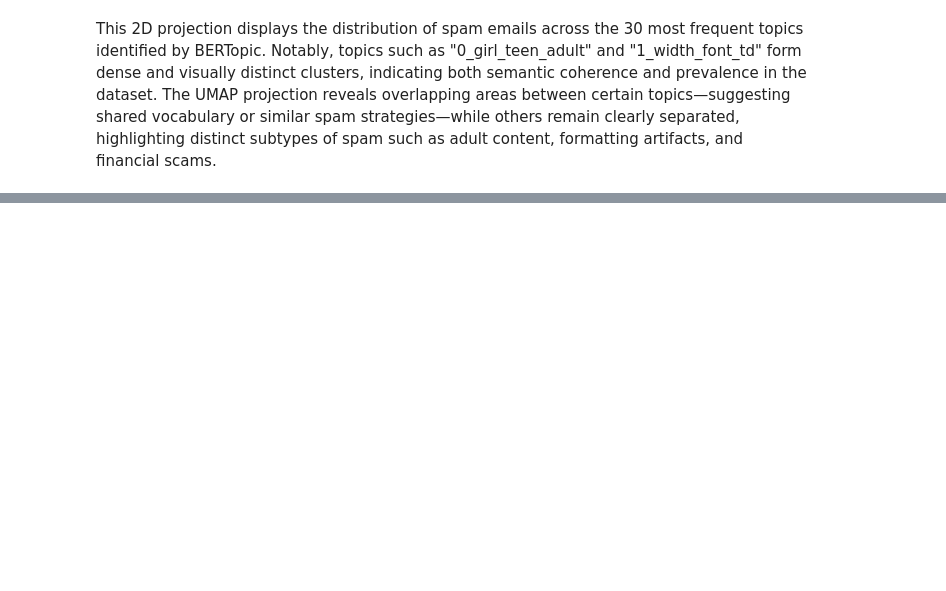
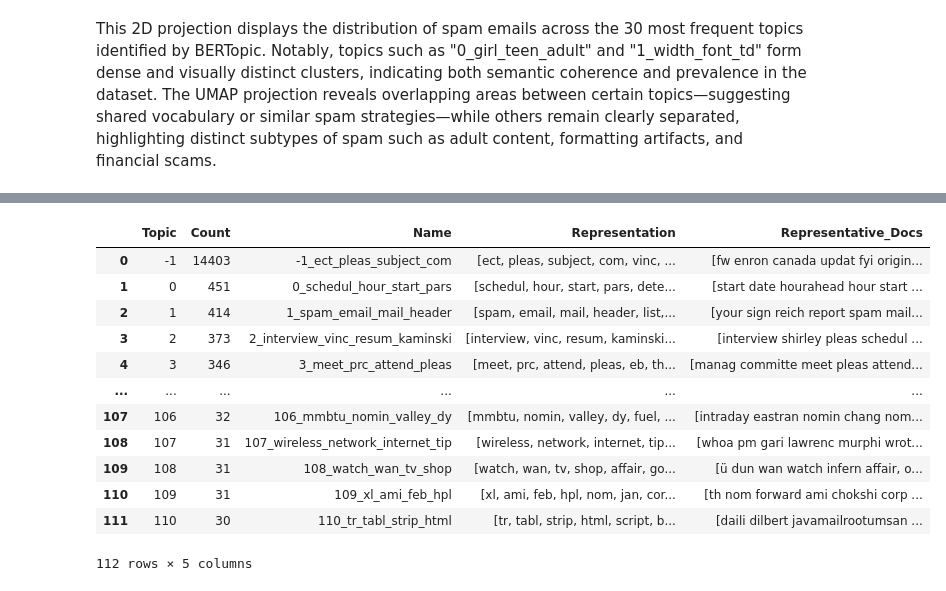
Before and after one commit to keitaVigano/tm4spam, a Jupyter notebook: notebooks/topic_modeling.ipynb, the cells around one changed output, grey strips where cells are left out. Cells and saved outputs as stored; diff of their text form; code cells hidden in the pictures; blank space fills up the shorter version.

```diff
--- a/notebooks/topic_modeling.ipynb
+++ b/notebooks/topic_modeling.ipynb
@@ -157,11 +163,3 @@ topic_model.get_topic(0)
  ('http', np.float64(0.018876487138182754))]
 # %% [markdown]
 # Evaluation
-# %%
-# Carica l'embedding model usato (qui era MiniLM)
-embedding_model = SentenceTransformer("all-MiniLM-L6-v2")
-
-# Carica il modello BERTopic
-topic_model = BERTopic.load("bertopic_model", embedding_model=embedding_model)
-
-embeddings = np.load("embeddings.npy", allow_pickle=True)
@@ -410,0 +414,17 @@ This 2D projection displays the distribution of spam emails across the 30 most f
+# %%
+# General Info
+topic_model_no.get_topic_info()
+# %% [output]
+|  | Topic | Count | Name | Representation | Representative_Docs |
+| 0 | -1 | 14403 | -1_ect_pleas_subject_com | [ect, pleas, subject, com, vinc, ... | [fw enron canada updat fyi origin... |
+| 1 | 0 | 451 | 0_schedul_hour_start_pars | [schedul, hour, start, pars, dete... | [start date hourahead hour start ... |
+| 2 | 1 | 414 | 1_spam_email_mail_header | [spam, email, mail, header, list,... | [your sign reich report spam mail... |
+| 3 | 2 | 373 | 2_interview_vinc_resum_kaminski | [interview, vinc, resum, kaminski... | [interview shirley pleas schedul ... |
+| 4 | 3 | 346 | 3_meet_prc_attend_pleas | [meet, prc, attend, pleas, eb, th... | [manag committe meet pleas attend... |
+| ... | ... | ... | ... | ... | ... |
+| 107 | 106 | 32 | 106_mmbtu_nomin_valley_dy | [mmbtu, nomin, valley, dy, fuel, ... | [intraday eastran nomin chang nom... |
+| 108 | 107 | 31 | 107_wireless_network_internet_tip | [wireless, network, internet, tip... | [whoa pm gari lawrenc murphi wrot... |
+| 109 | 108 | 31 | 108_watch_wan_tv_shop | [watch, wan, tv, shop, affair, go... | [ü dun wan watch infern affair, o... |
+| 110 | 109 | 31 | 109_xl_ami_feb_hpl | [xl, ami, feb, hpl, nom, jan, cor... | [th nom forward ami chokshi corp ... |
+| 111 | 110 | 30 | 110_tr_tabl_strip_html | [tr, tabl, strip, html, script, b... | [daili dilbert javamailrootumsan ... |
+112 rows × 5 columns
```
Also changed, not shown: parts of 24 cells of this notebook.
